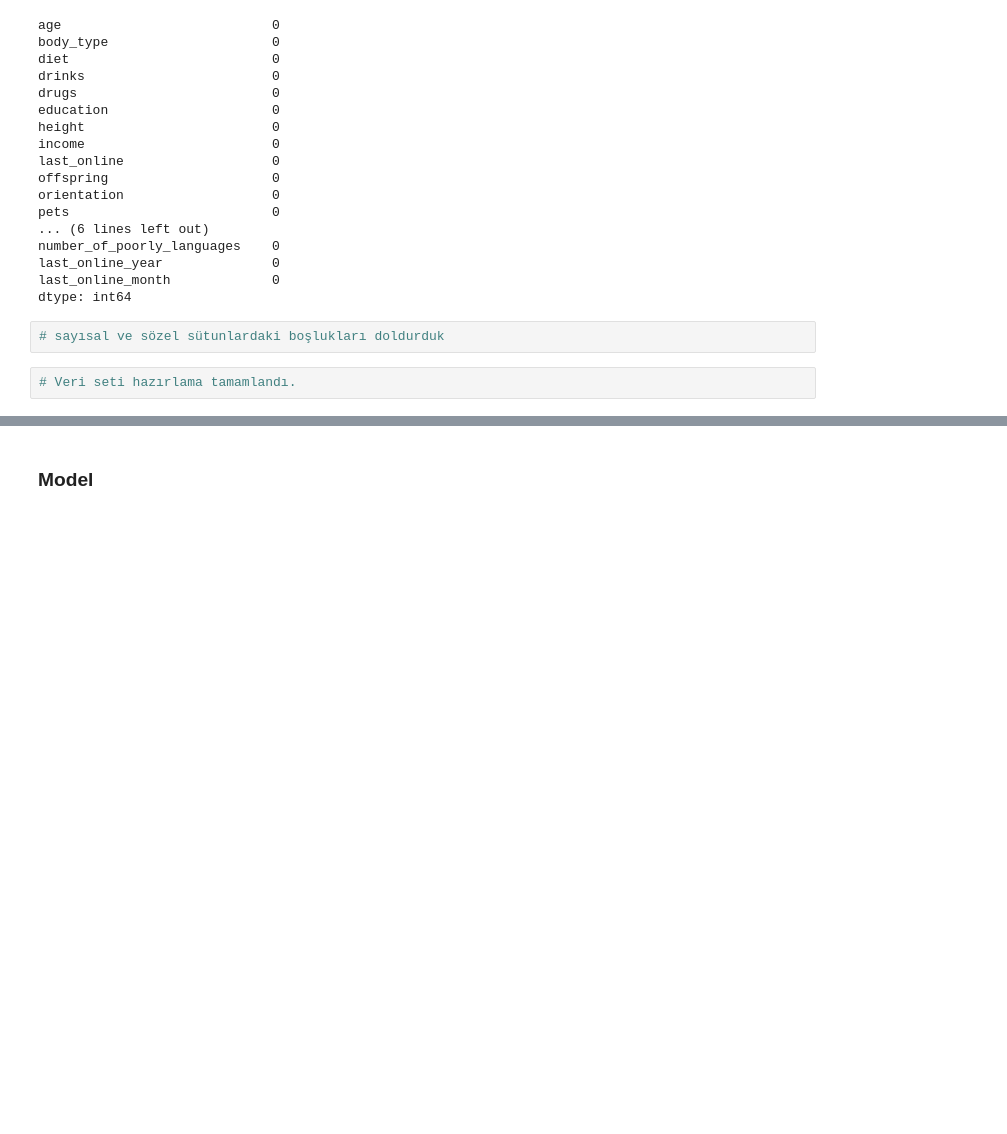
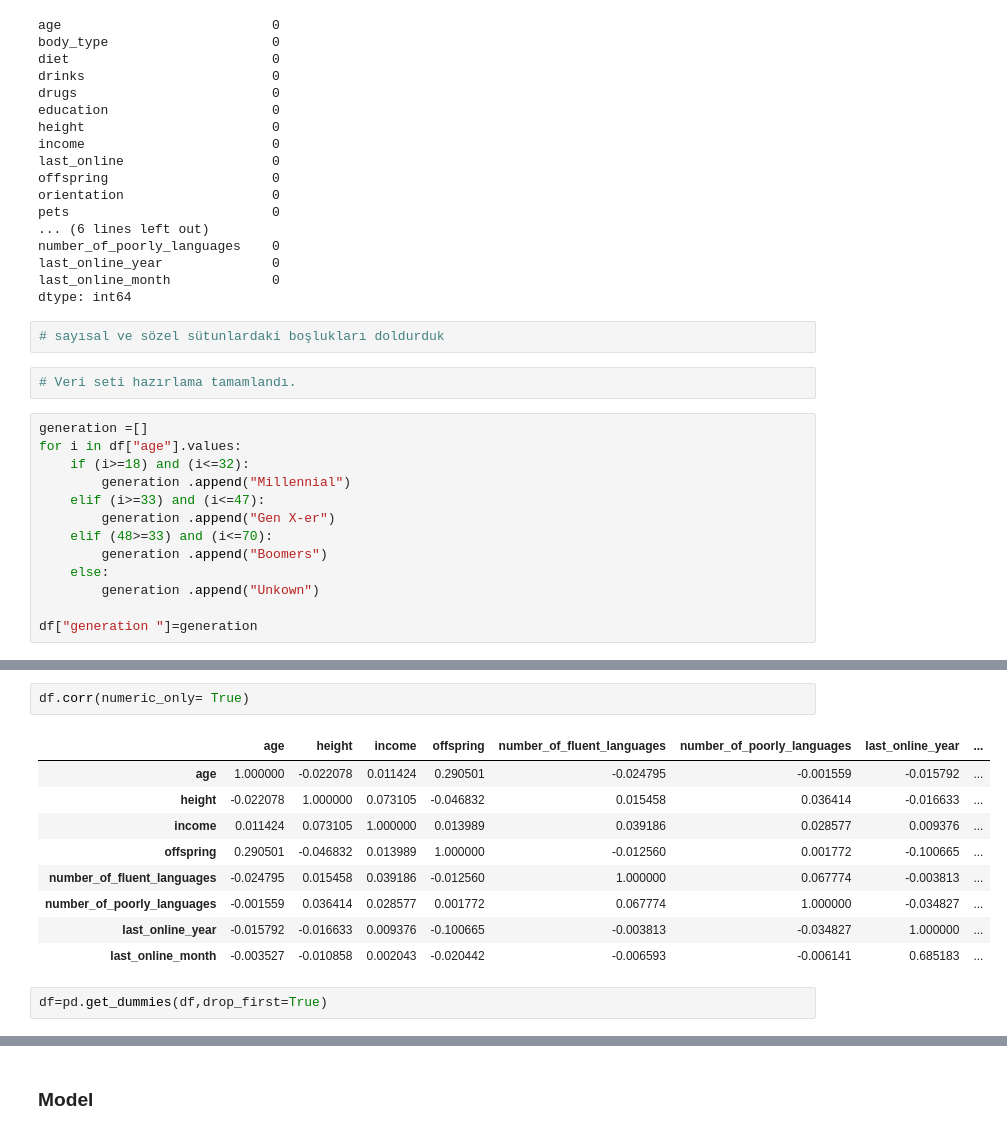
Before and after one commit to mmeliht/Artificial_Intelligence_Course, a Jupyter notebook: week5_homework/Three generations seeking romance - Regression & Classification.ipynb, the cells around one changed output, grey strips where cells are left out. Cells and saved outputs as stored; diff of their text form; blank space fills up the shorter version.

Commit message:
get_dummies and models function

```diff
--- a/week5_homework/Three generations seeking romance - Regression & Classification.ipynb
+++ b/week5_homework/Three generations seeking romance - Regression & Classification.ipynb
@@ -634,3 +634,16 @@ dtype: int64
 # sayısal ve sözel sütunlardaki boşlukları doldurduk
 # %%
 # Veri seti hazırlama tamamlandı.
+# %%
+generation =[]
+for i in df["age"].values:
+    if (i>=18) and (i<=32):
+        generation .append("Millennial")
+    elif (i>=33) and (i<=47):
+        generation .append("Gen X-er")
+    elif (48>=33) and (i<=70):
+        generation .append("Boomers")
+    else:
+        generation .append("Unkown")
+
+df["generation "]=generation
@@ -636,0 +660,14 @@ dtype: int64
+# %%
+df.corr(numeric_only= True)
+# %% [output]
+|  | age | height | income | offspring | number_of_fluent_languages | number_of_poorly_languages | last_online_year | ... |
+| age | 1.000000 | -0.022078 | 0.011424 | 0.290501 | -0.024795 | -0.001559 | -0.015792 | ... |
+| height | -0.022078 | 1.000000 | 0.073105 | -0.046832 | 0.015458 | 0.036414 | -0.016633 | ... |
+| income | 0.011424 | 0.073105 | 1.000000 | 0.013989 | 0.039186 | 0.028577 | 0.009376 | ... |
+| offspring | 0.290501 | -0.046832 | 0.013989 | 1.000000 | -0.012560 | 0.001772 | -0.100665 | ... |
+| number_of_fluent_languages | -0.024795 | 0.015458 | 0.039186 | -0.012560 | 1.000000 | 0.067774 | -0.003813 | ... |
+| number_of_poorly_languages | -0.001559 | 0.036414 | 0.028577 | 0.001772 | 0.067774 | 1.000000 | -0.034827 | ... |
+| last_online_year | -0.015792 | -0.016633 | 0.009376 | -0.100665 | -0.003813 | -0.034827 | 1.000000 | ... |
+| last_online_month | -0.003527 | -0.010858 | 0.002043 | -0.020442 | -0.006593 | -0.006141 | 0.685183 | ... |
+# %%
+df=pd.get_dummies(df,drop_first=True)
```
Also changed, not shown: parts of 4 cells of this notebook.
